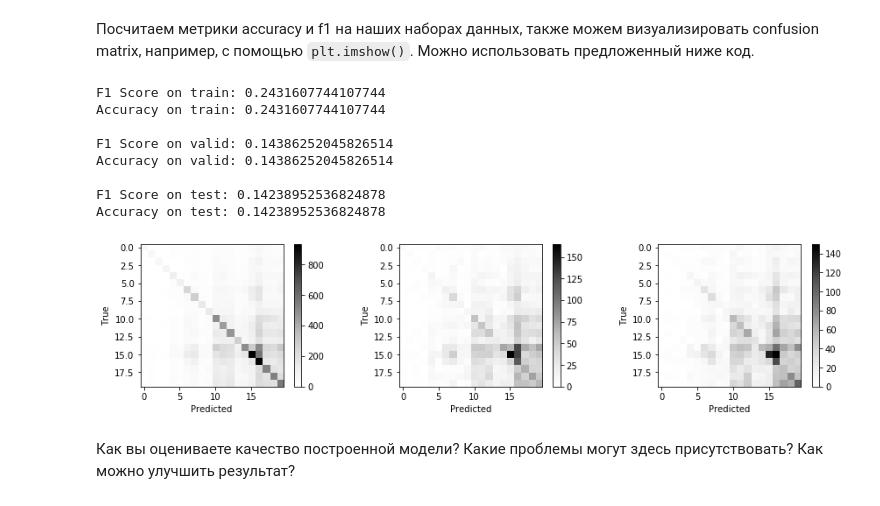
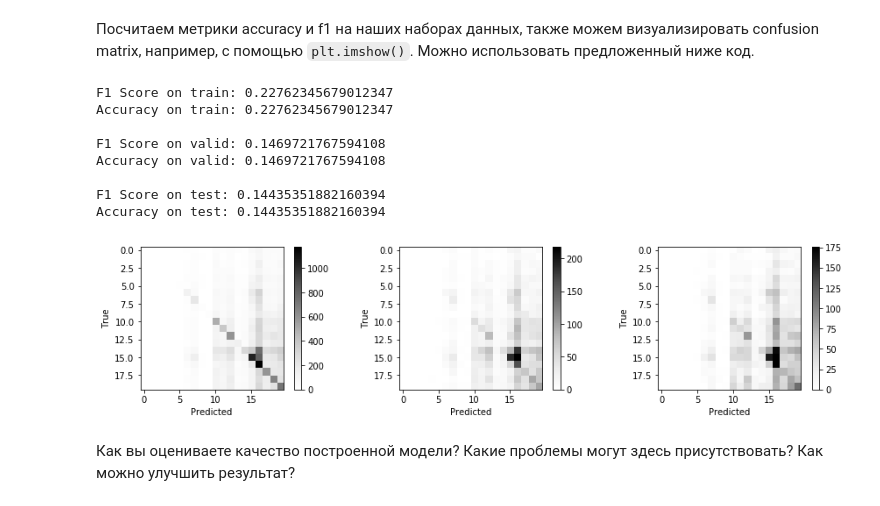
Before and after one commit to NovikovVN/insurance, a Jupyter notebook: GB Lesson 3 hw.ipynb, the cells around one changed output. Cells and saved outputs as stored; diff of their text form; code cells hidden in the pictures.

```diff
--- a/GB Lesson 3 hw.ipynb
+++ b/GB Lesson 3 hw.ipynb
@@ -240,0 +237,13 @@ grid_search_result['params']
+# %%
+# Оптимизация (количество итераций снижено для ускорения работы)
+
+best = fmin(fn=objective, space=space, algo=tpe.suggest, max_evals=10)
+# %%
+# Оптимальные гиперпараметры
+
+best_params = space_eval(space, best)
+best_params['objective'] = 'multi:softmax'
+best_params['eval_metric'] = 'merror'
+best_params['num_boost_round'] = int(best_params['num_boost_round'])
+best_params['num_class'] = y.nunique()
+best_params
@@ -272,35 +264,42 @@ Shrink model to first 20 iterations.
+# %%
+# Построение модели с ранней остановкой (early stopping)
+
+progress = dict()
+xgb_riskvar = xgb.train(params=best_params, dtrain=xgb_train,
+                        maximize=False, evals=[(xgb_train, "train"),(xgb_valid, "valid")],
+                        early_stopping_rounds=10, evals_result=progress, verbose_eval=False)
 # %% [markdown]
 Посчитаем метрики accuracy и f1 на наших наборах данных, также можем визуализировать confusion matrix, например, с помощью `plt.imshow()`. Можно использовать предложенный ниже код.
 # %%
-dfsets = [{'set': 'train', 'dmat': train_data, 'target': y_train},
-          {'set': 'valid', 'dmat': valid_data, 'target': y_valid},
-          {'set': 'test', 'dmat': test_data, 'target': y_test}]
+dfsets = [{'set': 'train', 'dmat': xgb_train, 'target': y_train},
+          {'set': 'valid', 'dmat': xgb_valid, 'target': y_valid},
+          {'set': 'test', 'dmat': xgb_test, 'target': y_test}]
 for dfset in dfsets:
-    class_preds = model.predict(dfset['dmat']).ravel() # Посчитаем предсказанные значения
+    class_preds = xgb_riskvar.predict(dfset['dmat']) # Посчитаем предсказанные значения
     print('F1 Score on ' + str(dfset['set'])+':', f1_score(dfset['target'], class_preds, average='micro')) # Посчитаем F1 Score
     print('Accuracy on ' + str(dfset['set'])+':', accuracy_score(dfset['target'], class_preds)) # Посчитаем accuracy
     print('')
 # %% [output]
-F1 Score on train: 0.2431607744107744
-Accuracy on train: 0.2431607744107744
+F1 Score on train: 0.22762345679012347
+Accuracy on train: 0.22762345679012347
 
-F1 Score on valid: 0.14386252045826514
-Accuracy on valid: 0.14386252045826514
+F1 Score on valid: 0.1469721767594108
+Accuracy on valid: 0.1469721767594108
 
-F1 Score on test: 0.14238952536824878
-Accuracy on test: 0.14238952536824878
+F1 Score on test: 0.14435351882160394
+Accuracy on test: 0.14435351882160394
 # %%
 plt.subplots(1,3, figsize=(15,3))
 for i in range(len(dfsets)):
-    confmatrix = confusion_matrix(dfsets[i]['target'], model.predict(dfsets[i]['dmat']))
+    confmatrix = confusion_matrix(dfsets[i]['target'], xgb_riskvar.predict(dfsets[i]['dmat']))
     plt.subplot(1,3,i+1)
     plt.imshow(confmatrix, cmap='Greys')
     plt.colorbar()
     plt.ylabel('True')
     plt.xlabel('Predicted')
 plt.show()
 # %% [output]
-[figure, old version]
+[figure, new version]
 # %% [markdown]
 Как вы оцениваете качество построенной модели? Какие проблемы могут здесь присутствовать? Как можно улучшить результат?
 # %% [markdown]
```
Also changed, not shown: parts of 25 cells of this notebook.
